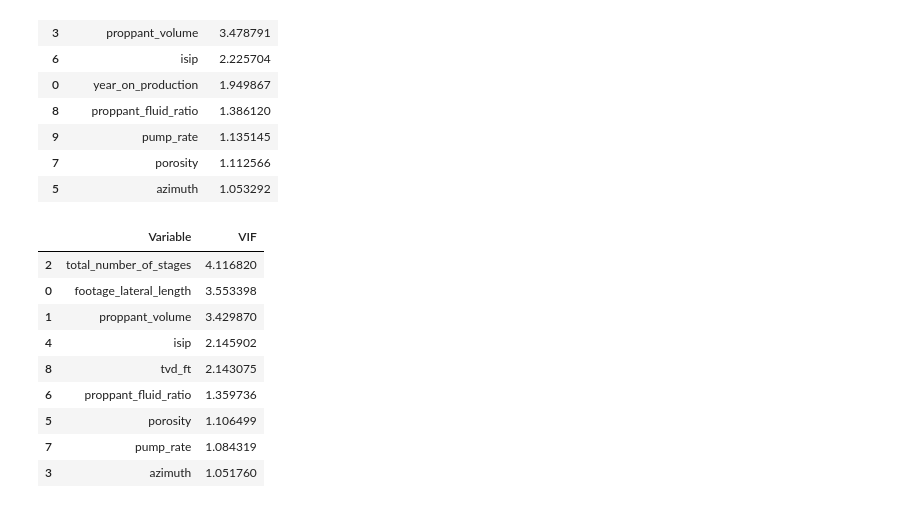
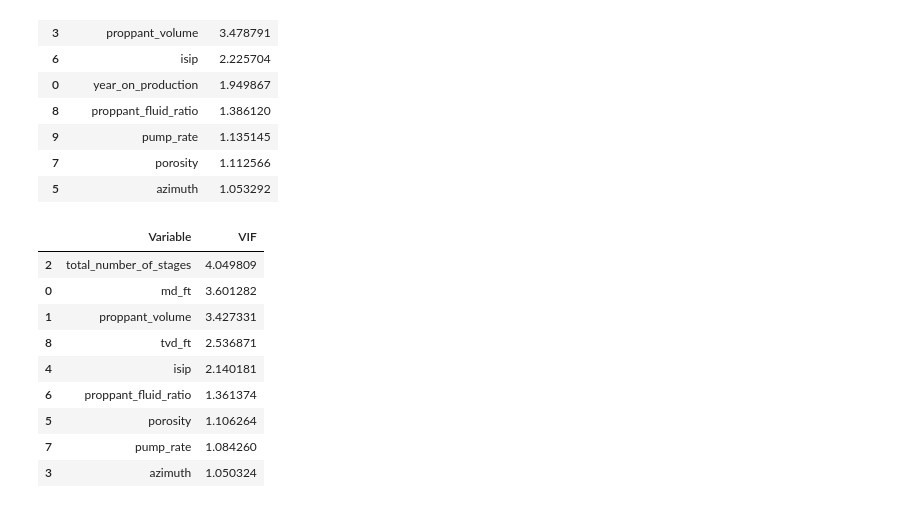
Before and after one commit to samuelcastan/predicting-gas-production, a Jupyter notebook: notebooks/eda.ipynb, the cells around one changed output. Drawn from its saved outputs; the diff is of its cells as text; code cells hidden in the pictures.

```diff
--- a/notebooks/eda.ipynb
+++ b/notebooks/eda.ipynb
@@ -253,16 +253,16 @@ compute_vif(features).sort_values('VIF', ascending=False)
 | 7 | porosity | 1.112566 |
 | 5 | azimuth | 1.053292 |
 # %%
-features = ["footage_lateral_length", "proppant_volume", "total_number_of_stages", "azimuth", "isip", "porosity", "proppant_fluid_ratio", "pump_rate", "tvd_ft"]
+features = ["md_ft", "proppant_volume", "total_number_of_stages", "azimuth", "isip", "porosity", "proppant_fluid_ratio", "pump_rate", "tvd_ft"]
 compute_vif(features).sort_values('VIF', ascending=False)
 # %% [output]
 |  | Variable | VIF |
-| 2 | total_number_of_stages | 4.116820 |
-| 0 | footage_lateral_length | 3.553398 |
-| 1 | proppant_volume | 3.429870 |
-| 4 | isip | 2.145902 |
-| 8 | tvd_ft | 2.143075 |
-| 6 | proppant_fluid_ratio | 1.359736 |
-| 5 | porosity | 1.106499 |
-| 7 | pump_rate | 1.084319 |
-| 3 | azimuth | 1.051760 |
+| 2 | total_number_of_stages | 4.049809 |
+| 0 | md_ft | 3.601282 |
+| 1 | proppant_volume | 3.427331 |
+| 8 | tvd_ft | 2.536871 |
+| 4 | isip | 2.140181 |
+| 6 | proppant_fluid_ratio | 1.361374 |
+| 5 | porosity | 1.106264 |
+| 7 | pump_rate | 1.084260 |
+| 3 | azimuth | 1.050324 |
```
Also changed, not shown: parts of 7 cells of this notebook, 6 other files.
